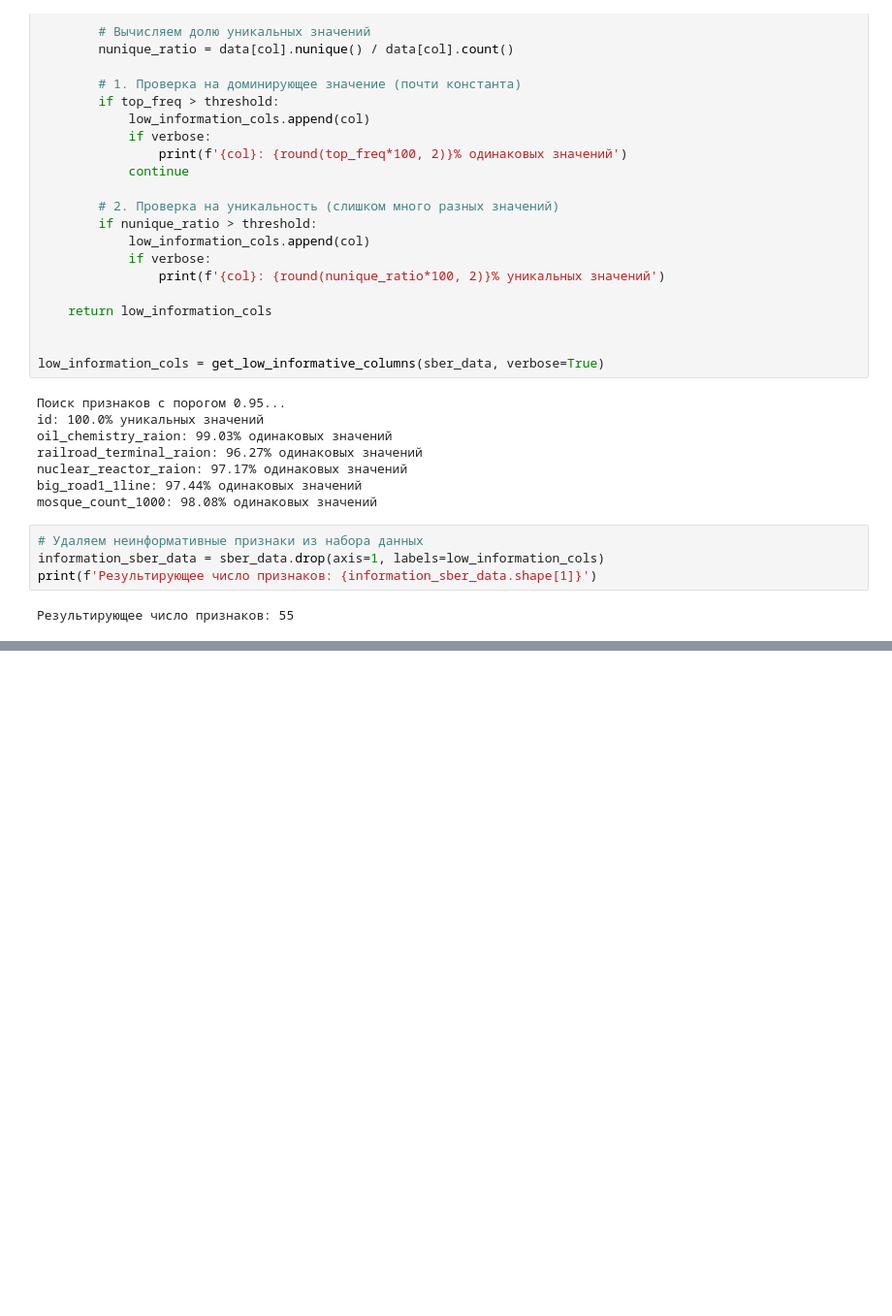
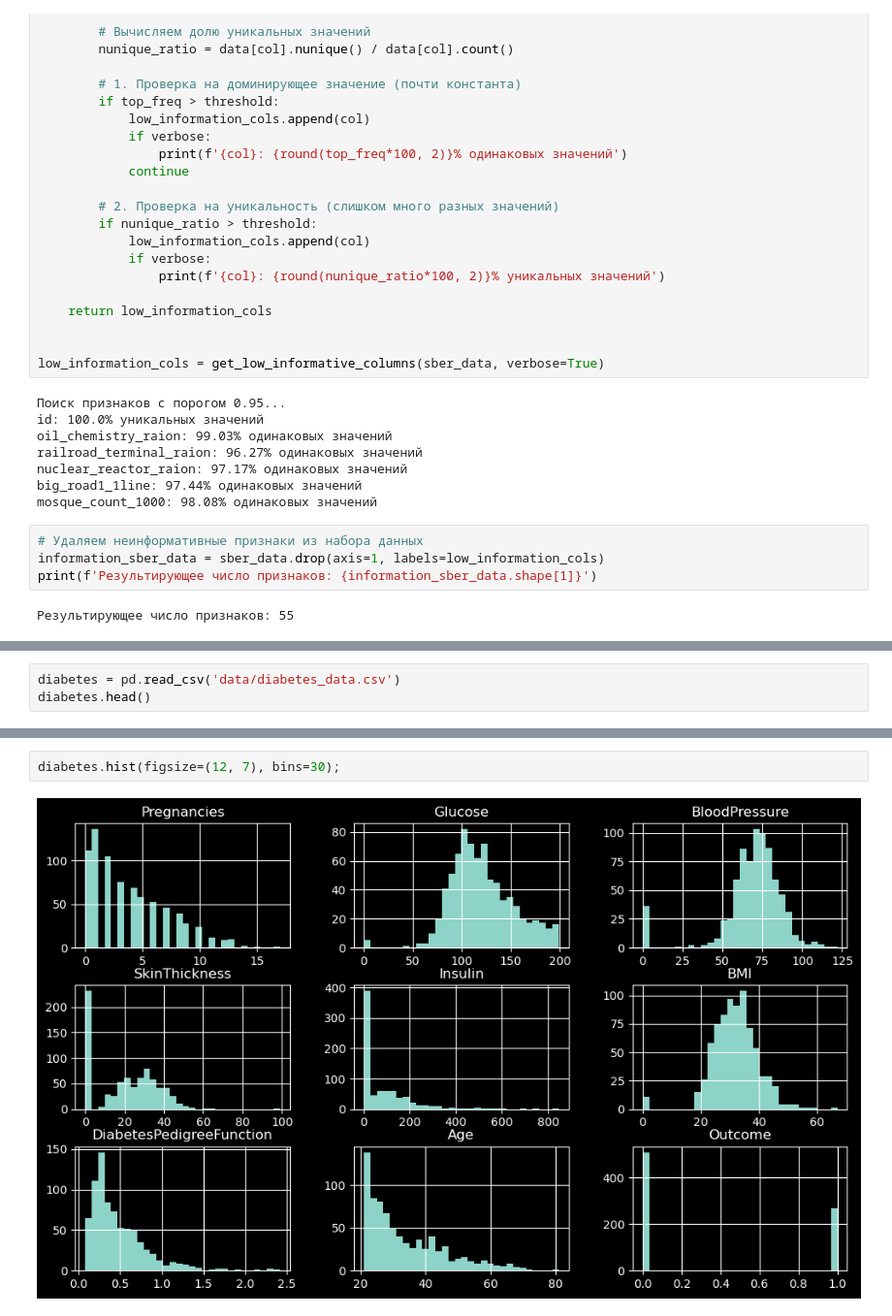
Before and after one commit to thetitorenko/sf_dspr_code, a Jupyter notebook: 01-block/07-python_14/07-python_14.ipynb, the cells around one changed output, grey strips where cells are left out. Shown at 97% size. Drawn from its saved outputs; the diff is of its cells as text; blank space fills up the shorter version.

```diff
--- a/01-block/07-python_14/07-python_14.ipynb
+++ b/01-block/07-python_14/07-python_14.ipynb
@@ -747,0 +750,3 @@ print(f'Результирующее число признаков: {information
+# %%
+diabetes = pd.read_csv('data/diabetes_data.csv')
+diabetes.head()
@@ -747,0 +760,4 @@ print(f'Результирующее число признаков: {information
+# %%
+diabetes.hist(figsize=(12, 7), bins=30);
+# %% [output]
+[figure, added]
```
Also changed, not shown: parts of 7 cells of this notebook, 1 other file.
